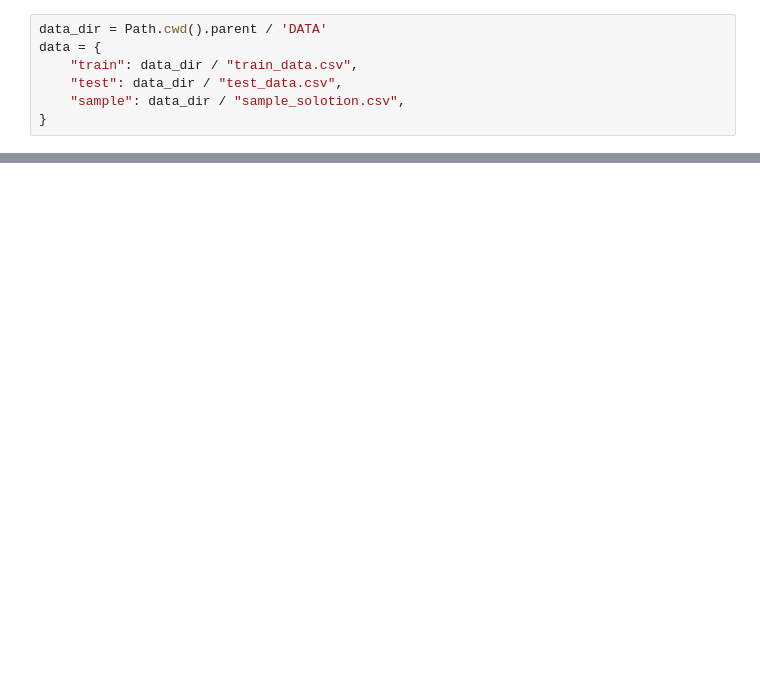
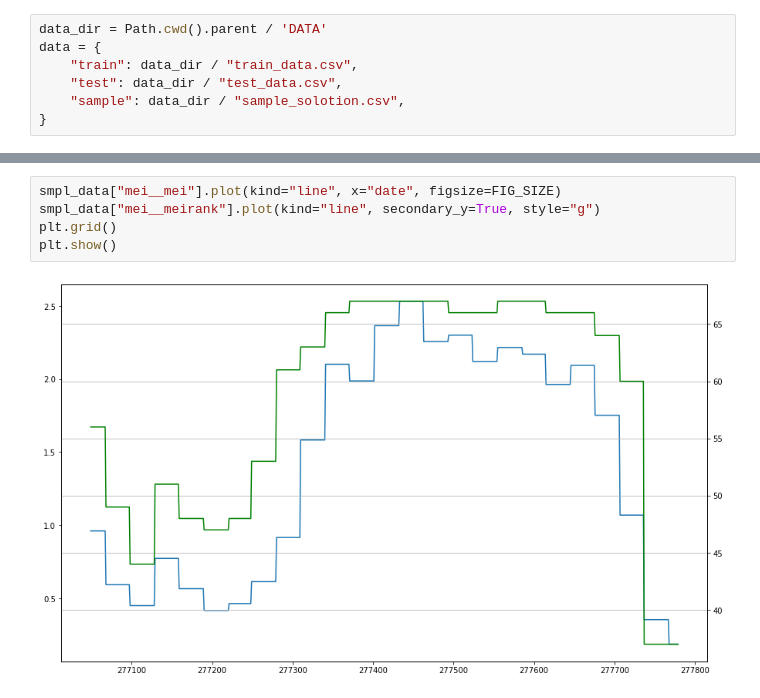
Before and after one commit to ahashmi/wids-2023, a Jupyter notebook: notebooks/wids000_explore.ipynb, the cells around one changed output, grey strips where cells are left out. Saved outputs shown, nothing was run; the diff lists cells and outputs as text; blank space fills up the shorter version.

```diff
--- a/notebooks/wids000_explore.ipynb
+++ b/notebooks/wids000_explore.ipynb
@@ -40,0 +313,7 @@ train_df[target].plot(kind="line", figsize=(20,12))
+# %%
+smpl_data["mei__mei"].plot(kind="line", x="date", figsize=FIG_SIZE)
+smpl_data["mei__meirank"].plot(kind="line", secondary_y=True, style="g")
+plt.grid()
+plt.show()
+# %% [output]
+[figure, added]
```
Also changed, not shown: parts of 21 cells of this notebook.
